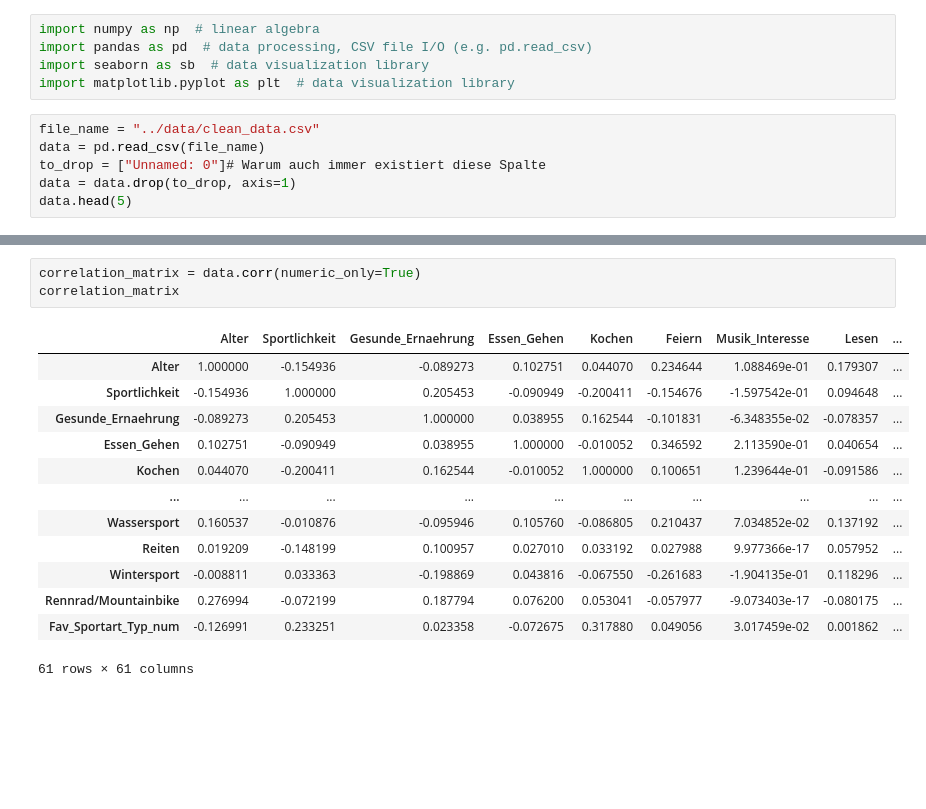
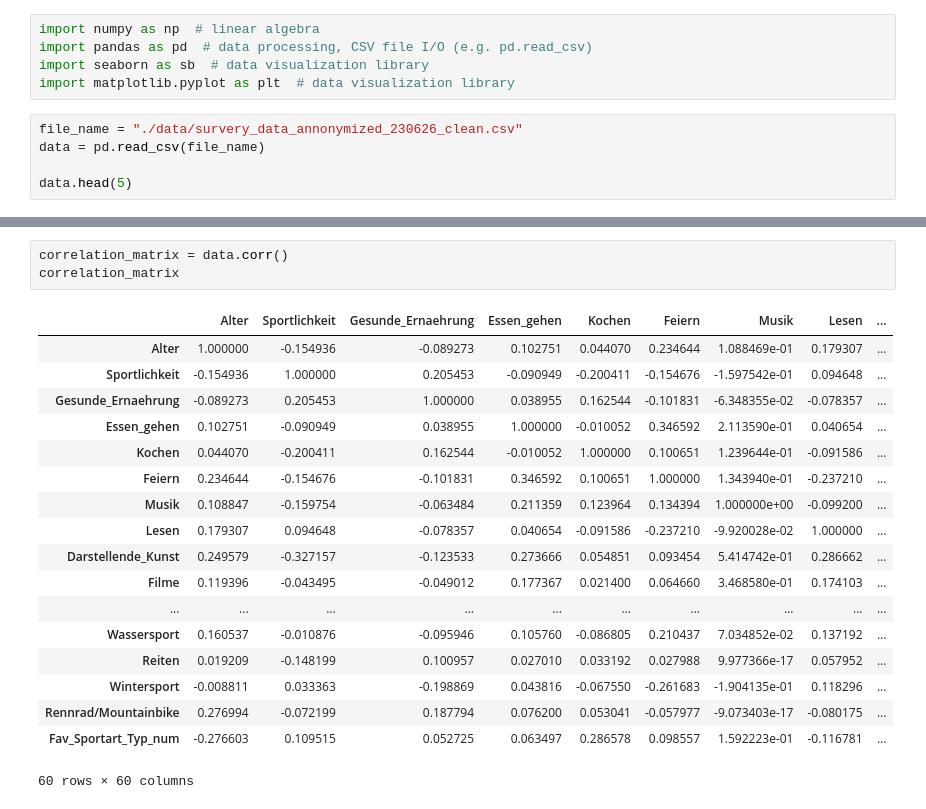
Before and after one commit to JulianCatnip/StudentMatcher, a Jupyter notebook: 02_Korrelationsanalyse.ipynb, the cells around one changed output, grey strips where cells are left out. Drawn from its saved outputs; the diff is of its cells as text; blank space fills up the shorter version.

```diff
--- a/02_Korrelationsanalyse.ipynb
+++ b/02_Korrelationsanalyse.ipynb
@@ -25,9 +25,8 @@ import pandas as pd  # data processing, CSV file I/O (e.g. pd.read_csv)
 import seaborn as sb  # data visualization library
 import matplotlib.pyplot as plt  # data visualization library
 # %%
-file_name = "../data/clean_data.csv"
+file_name = "./data/survery_data_annonymized_230626_clean.csv"
 data = pd.read_csv(file_name)
-to_drop = ["Unnamed: 0"]# Warum auch immer existiert diese Spalte
-data = data.drop(to_drop, axis=1)
+
 data.head(5)
 # %% [output]
@@ -47,20 +46,25 @@ sb.heatmap(data.corr(numeric_only=True),ax=ax, annot=True, vmin=-1, vmax=1, fmt=
 # %%
-correlation_matrix = data.corr(numeric_only=True)
+correlation_matrix = data.corr()
 correlation_matrix
 # %% [output]
-|  | Alter | Sportlichkeit | Gesunde_Ernaehrung | Essen_Gehen | Kochen | Feiern | Musik_Interesse | Lesen | ... |
+|  | Alter | Sportlichkeit | Gesunde_Ernaehrung | Essen_gehen | Kochen | Feiern | Musik | Lesen | ... |
 | Alter | 1.000000 | -0.154936 | -0.089273 | 0.102751 | 0.044070 | 0.234644 | 1.088469e-01 | 0.179307 | ... |
 | Sportlichkeit | -0.154936 | 1.000000 | 0.205453 | -0.090949 | -0.200411 | -0.154676 | -1.597542e-01 | 0.094648 | ... |
 | Gesunde_Ernaehrung | -0.089273 | 0.205453 | 1.000000 | 0.038955 | 0.162544 | -0.101831 | -6.348355e-02 | -0.078357 | ... |
-| Essen_Gehen | 0.102751 | -0.090949 | 0.038955 | 1.000000 | -0.010052 | 0.346592 | 2.113590e-01 | 0.040654 | ... |
+| Essen_gehen | 0.102751 | -0.090949 | 0.038955 | 1.000000 | -0.010052 | 0.346592 | 2.113590e-01 | 0.040654 | ... |
 | Kochen | 0.044070 | -0.200411 | 0.162544 | -0.010052 | 1.000000 | 0.100651 | 1.239644e-01 | -0.091586 | ... |
+| Feiern | 0.234644 | -0.154676 | -0.101831 | 0.346592 | 0.100651 | 1.000000 | 1.343940e-01 | -0.237210 | ... |
+| Musik | 0.108847 | -0.159754 | -0.063484 | 0.211359 | 0.123964 | 0.134394 | 1.000000e+00 | -0.099200 | ... |
+| Lesen | 0.179307 | 0.094648 | -0.078357 | 0.040654 | -0.091586 | -0.237210 | -9.920028e-02 | 1.000000 | ... |
+| Darstellende_Kunst | 0.249579 | -0.327157 | -0.123533 | 0.273666 | 0.054851 | 0.093454 | 5.414742e-01 | 0.286662 | ... |
+| Filme | 0.119396 | -0.043495 | -0.049012 | 0.177367 | 0.021400 | 0.064660 | 3.468580e-01 | 0.174103 | ... |
 | ... | ... | ... | ... | ... | ... | ... | ... | ... | ... |
 | Wassersport | 0.160537 | -0.010876 | -0.095946 | 0.105760 | -0.086805 | 0.210437 | 7.034852e-02 | 0.137192 | ... |
 | Reiten | 0.019209 | -0.148199 | 0.100957 | 0.027010 | 0.033192 | 0.027988 | 9.977366e-17 | 0.057952 | ... |
 | Wintersport | -0.008811 | 0.033363 | -0.198869 | 0.043816 | -0.067550 | -0.261683 | -1.904135e-01 | 0.118296 | ... |
 | Rennrad/Mountainbike | 0.276994 | -0.072199 | 0.187794 | 0.076200 | 0.053041 | -0.057977 | -9.073403e-17 | -0.080175 | ... |
-| Fav_Sportart_Typ_num | -0.126991 | 0.233251 | 0.023358 | -0.072675 | 0.317880 | 0.049056 | 3.017459e-02 | 0.001862 | ... |
+| Fav_Sportart_Typ_num | -0.276603 | 0.109515 | 0.052725 | 0.063497 | 0.286578 | 0.098557 | 1.592223e-01 | -0.116781 | ... |
-61 rows × 61 columns
+60 rows × 60 columns
 # %%
 #nur die Tupel heraussuchen, die hohe oder niedrige korrelation haben
 # Extract correlations over 0.4
```
Also changed, not shown: parts of 9 cells of this notebook, 2 other files.
